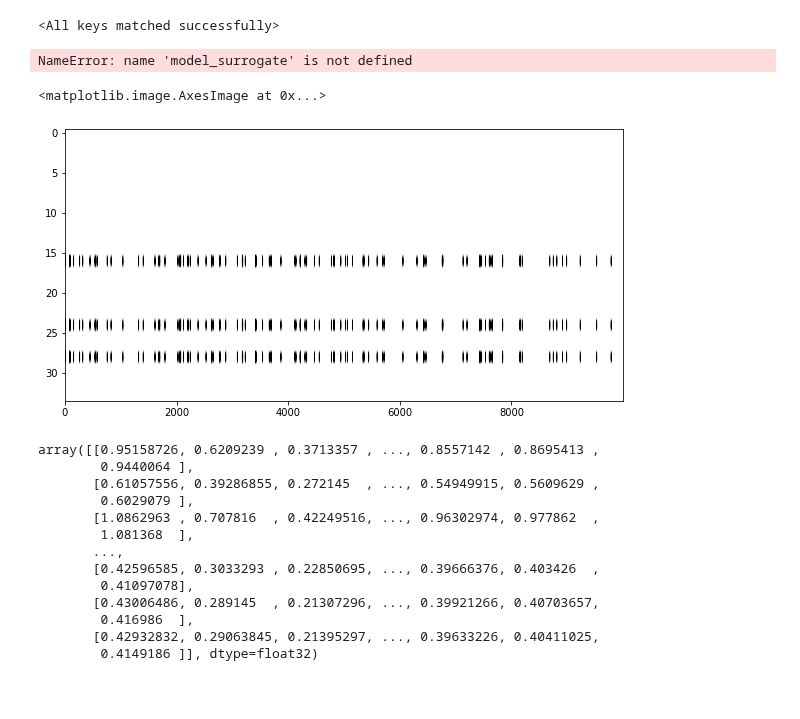
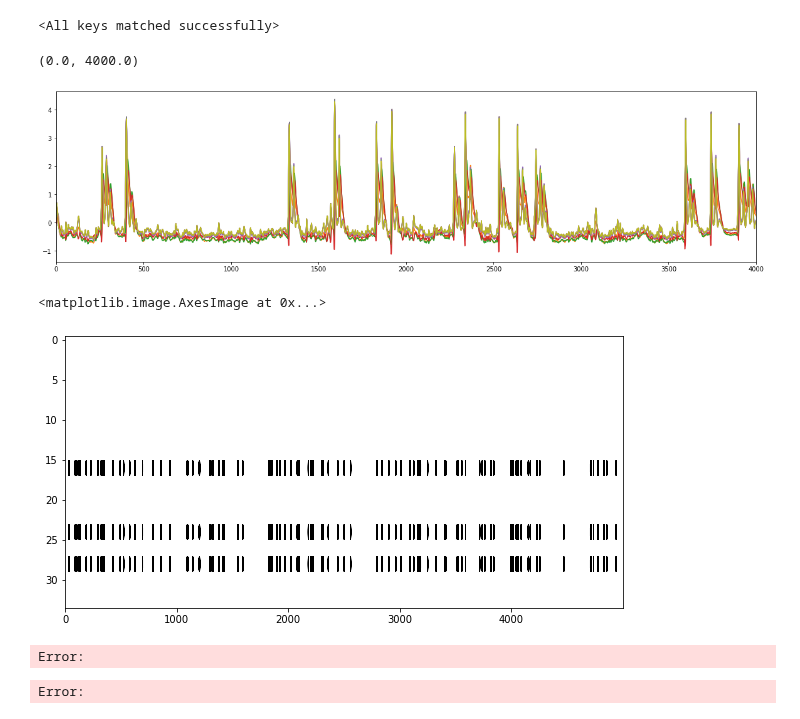
Before and after one commit to ntolley/bayesian_surrogates, a Jupyter notebook: surrogate_network.ipynb, the cells around one changed output. Drawn from its saved outputs; the diff is of its cells as text; code cells hidden in the pictures; blank space fills up the shorter version.

```diff
--- a/surrogate_network.ipynb
+++ b/surrogate_network.ipynb
@@ -139,9 +155,16 @@ L5pyr_model.load_state_dict(torch.load('L5_pyramidal_model.pt'))
 #         out2 = self.neuron2(x)
 #         return out1, out2
 # %%
-model = model_surrogate().to(device)
+# model = model_surrogate().to(device)
-# %% [output]
-NameError: name 'model_surrogate' is not defined
+# %%
+train_pred = L5pyr_model(training_set[:][0][:, -1, :].unsqueeze(0).to(device)).detach().cpu().numpy().squeeze()
+# %%
+plt.figure(figsize=(20,5))
+_ = plt.plot(train_pred)
+plt.xlim(0,4000)
+# %% [output]
+(0.0, 4000.0)
+[figure, added]
 # %%
 def get_drive_indices(drive_name, receptor, training_set, net):
     drive_loc = net.cell_types['L5_pyramidal'].sect_loc[drive_name]
@@ -163,32 +187,19 @@ for isec_idx in prox_indices:
 # %%
 plt.figure(figsize=(10, 5))
-plt.imshow(input_spikes[0,:,:].T, aspect='auto', cmap='gray_r', vmin=0, vmax=0.1)
+plt.imshow(input_spikes[0,:,:].T, aspect='auto', cmap='gray_r', vmin=0, vmax=0.0005)
 # %% [output]
 <matplotlib.image.AxesImage at 0x...>
-[figure, old version]
+[figure, new version]
 # %%
 pred_y = list()
-for time_idx in range(9000):
-    batch_x = torch.tensor(input_spikes[0:1, time_idx:time_idx+100, :]).float().to(device)
+for time_idx in range(4000):
+    batch_x = torch.tensor(input_spikes[:, time_idx:time_idx+100, :]).float().to(device)
     out = L5pyr_model(batch_x)
     pred_y.append(out.cpu().detach().numpy()[:,-1,:])
 
 pred_y = np.array(pred_y).squeeze()
+# %% [output]
+Error:
+Error:
 # %%
 # out.shape
-# %%
-np.array(pred_y)
-# %% [output]
-array([[0.95158726, 0.6209239 , 0.3713357 , ..., 0.8557142 , 0.8695413 ,
-        0.9440064 ],
-       [0.61057556, 0.39286855, 0.272145  , ..., 0.54949915, 0.5609629 ,
-        0.6029079 ],
-       [1.0862963 , 0.707816  , 0.42249516, ..., 0.96302974, 0.977862  ,
-        1.081368  ],
-       ...,
-       [0.42596585, 0.3033293 , 0.22850695, ..., 0.39666376, 0.403426  ,
-        0.41097078],
-       [0.43006486, 0.289145  , 0.21307296, ..., 0.39921266, 0.40703657,
-        0.416986  ],
-       [0.42932832, 0.29063845, 0.21395297, ..., 0.39633226, 0.40411025,
-        0.4149186 ]], dtype=float32)
```
Also changed, not shown: parts of 9 cells of this notebook, 2 other files.
